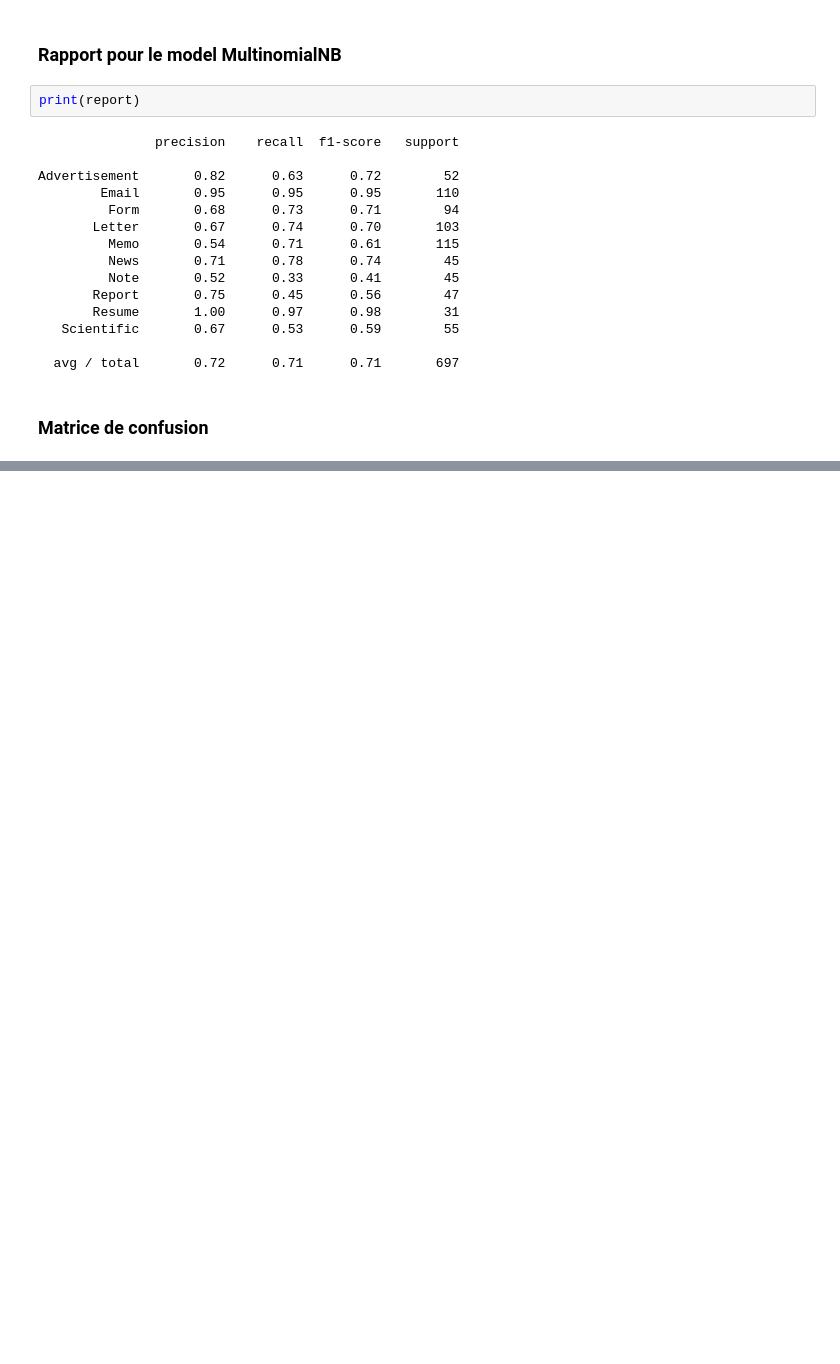
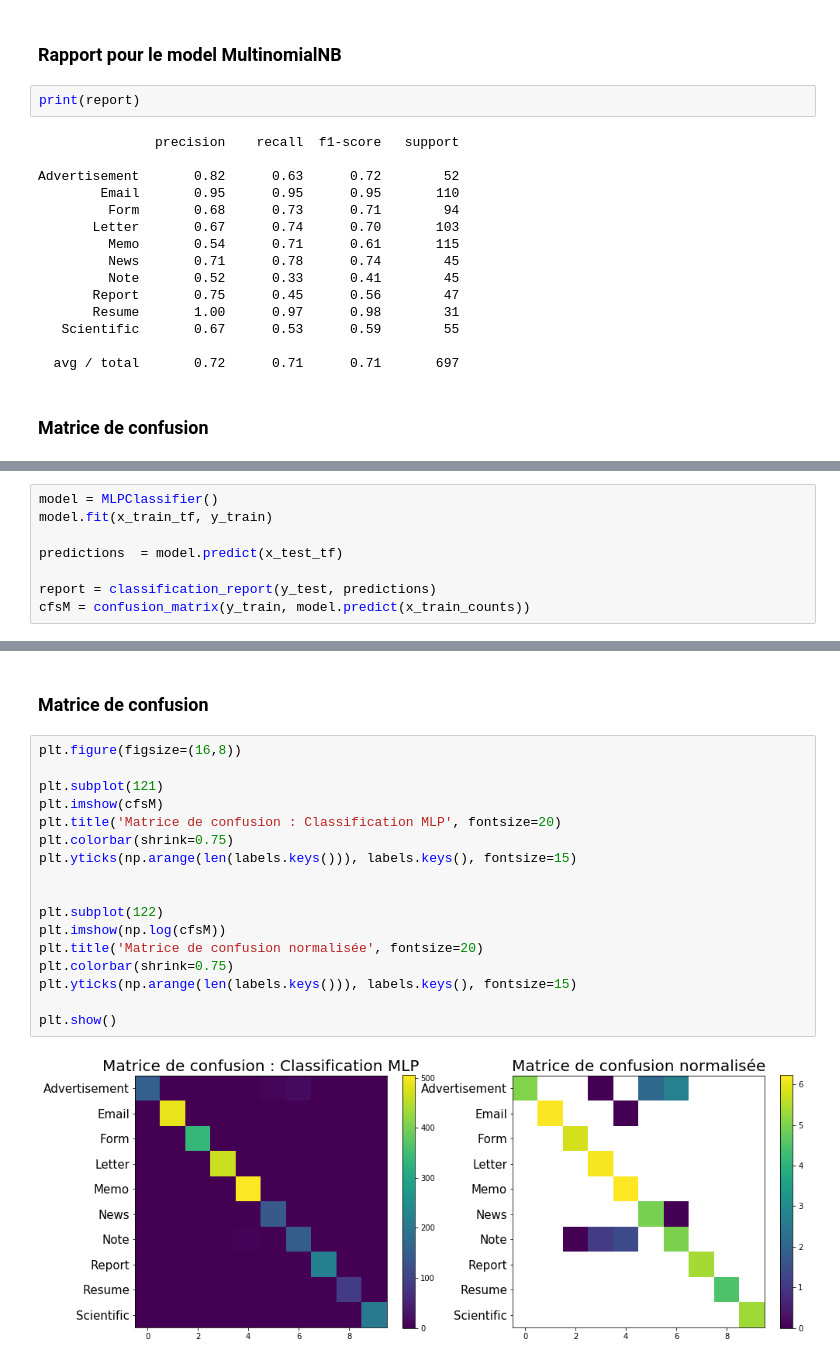
Before and after one commit to Rouen-NLP/final-lab-A-EL-YAAGOUBI, a Jupyter notebook: Tobacco-lab.ipynb, the cells around one changed output, grey strips where cells are left out. Drawn from its saved outputs; the diff is of its cells as text; blank space fills up the shorter version.

```diff
--- a/Tobacco-lab.ipynb
+++ b/Tobacco-lab.ipynb
@@ -157,0 +167,8 @@ plt.show()
+# %%
+model = MLPClassifier()
+model.fit(x_train_tf, y_train)
+
+predictions  = model.predict(x_test_tf)
+
+report = classification_report(y_test, predictions)
+cfsM = confusion_matrix(y_train, model.predict(x_train_counts))
@@ -157,0 +194,21 @@ plt.show()
+# %% [markdown]
+### Matrice de confusion
+# %%
+plt.figure(figsize=(16,8))
+
+plt.subplot(121)
+plt.imshow(cfsM)
+plt.title('Matrice de confusion : Classification MLP', fontsize=20)
+plt.colorbar(shrink=0.75)
+plt.yticks(np.arange(len(labels.keys())), labels.keys(), fontsize=15)
+
+
+plt.subplot(122)
+plt.imshow(np.log(cfsM))
+plt.title('Matrice de confusion normalisée', fontsize=20)
+plt.colorbar(shrink=0.75)
+plt.yticks(np.arange(len(labels.keys())), labels.keys(), fontsize=15)
+
+plt.show()
+# %% [output]
+[figure, added]
```
Also changed, not shown: parts of 6 cells of this notebook.
